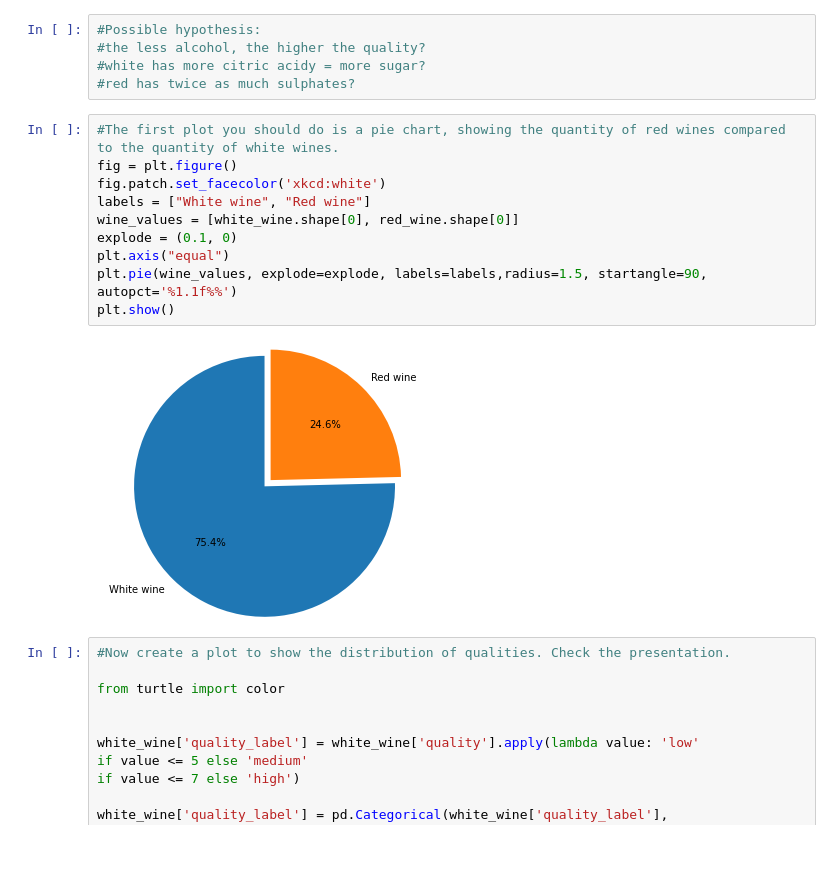
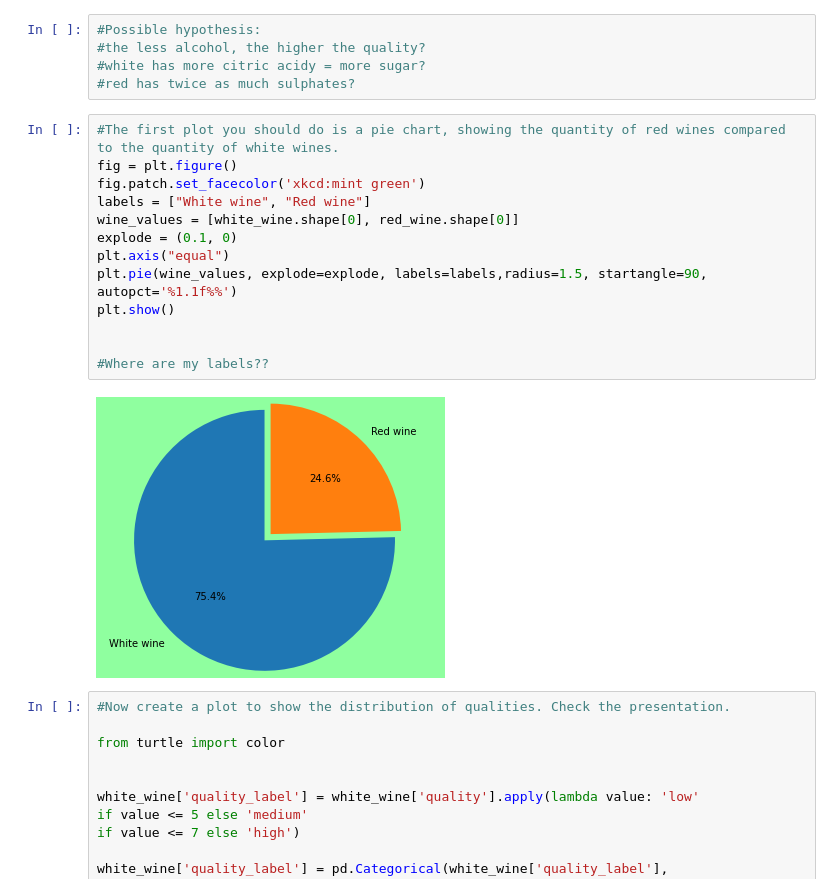
Before and after one commit to movifu1982/EDA---Wine-Project, a Jupyter notebook: EDA.ipynb, the cells around one changed output. Saved outputs shown, nothing was run; the diff lists cells and outputs as text; blank space fills up the shorter version.

```diff
--- a/EDA.ipynb
+++ b/EDA.ipynb
@@ -58,15 +58,18 @@ categories=['low', 'medium', 'high'])
 # %%
 #The first plot you should do is a pie chart, showing the quantity of red wines compared to the quantity of white wines.
 fig = plt.figure()
-fig.patch.set_facecolor('xkcd:white')
+fig.patch.set_facecolor('xkcd:mint green')
 labels = ["White wine", "Red wine"]
 wine_values = [white_wine.shape[0], red_wine.shape[0]]
 explode = (0.1, 0)
 plt.axis("equal")
 plt.pie(wine_values, explode=explode, labels=labels,radius=1.5, startangle=90, autopct='%1.1f%%')
 plt.show()
+
+
+#Where are my labels??
 # %% [output]
-[figure, old version]
+[figure, new version]
 # %%
 #Now create a plot to show the distribution of qualities. Check the presentation.
 
```
Also changed, not shown: parts of 10 cells of this notebook.
